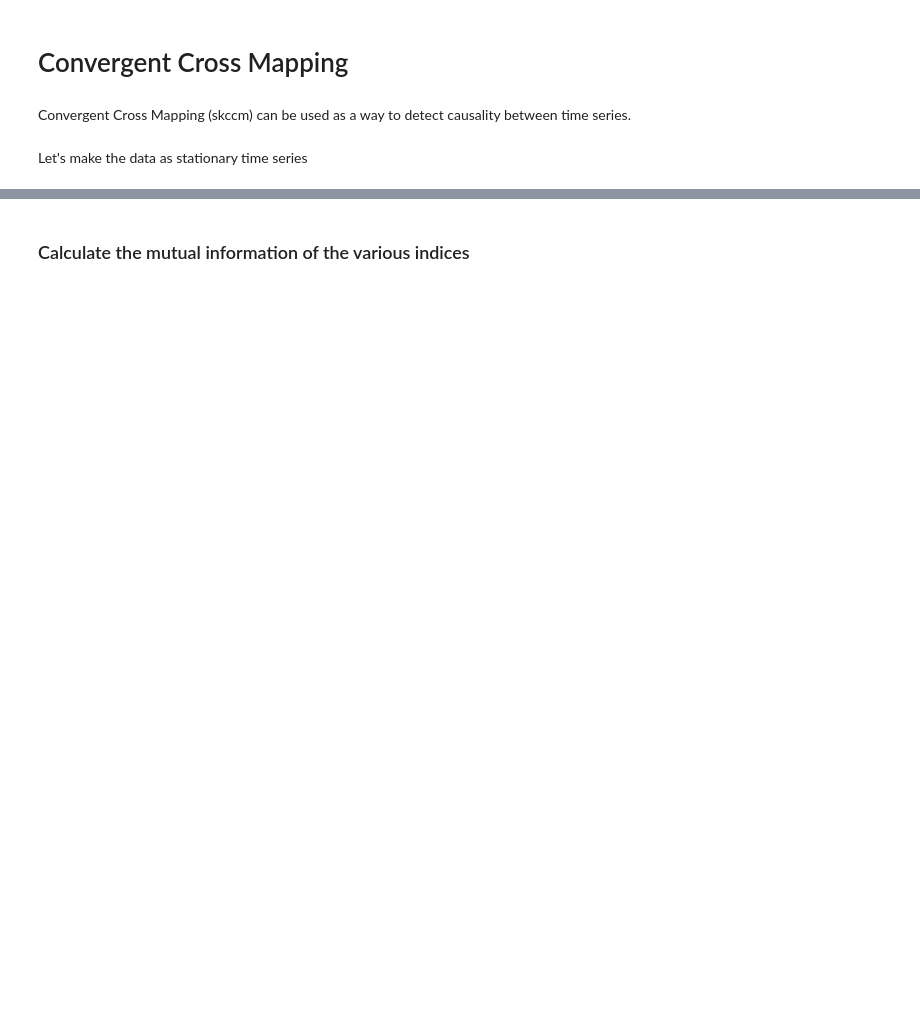
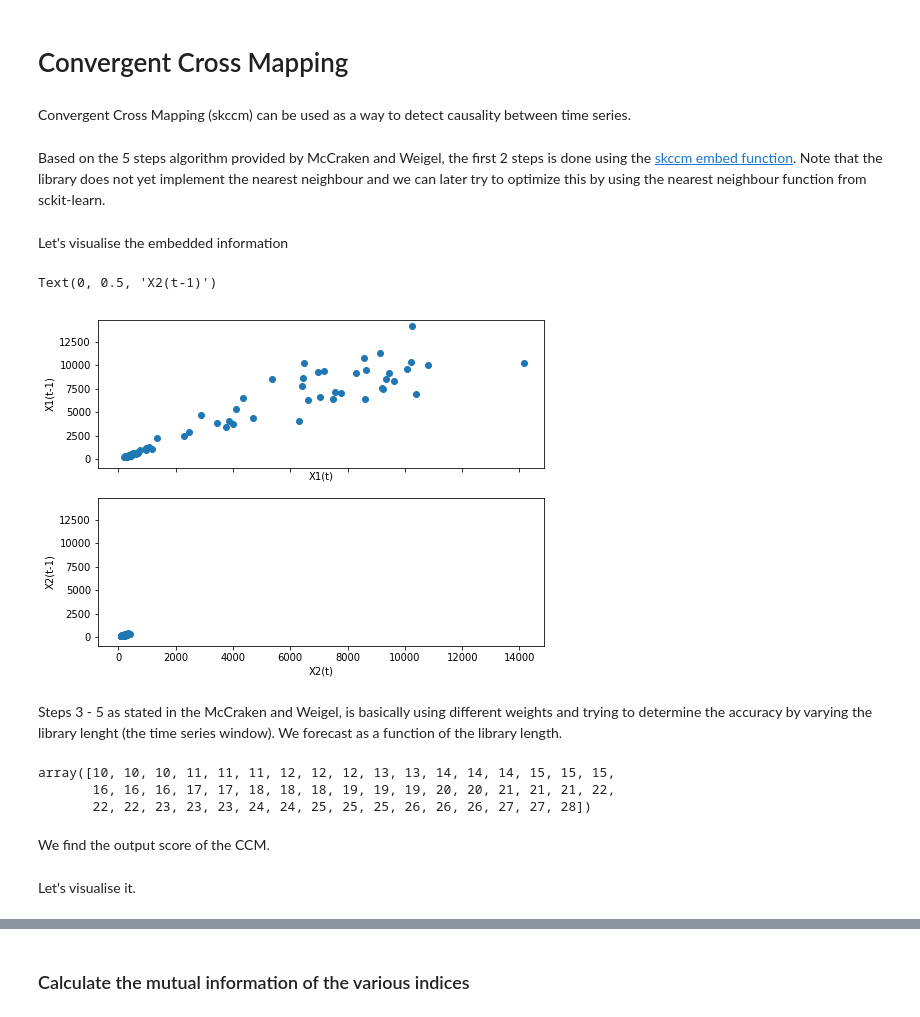
Before and after one commit to ikttan/btc-econ, a Jupyter notebook: xmapping.ipynb, the cells around one changed output, grey strips where cells are left out. Drawn from its saved outputs; the diff is of its cells as text; code cells hidden in the pictures; blank space fills up the shorter version.

```diff
--- a/xmapping.ipynb
+++ b/xmapping.ipynb
@@ -333,2 +213,24 @@ import seaborn as sns
-# %% [markdown]
-Let's make the data as stationary time series
+# %% [markdown]
+Based on the 5 steps algorithm provided by McCraken and Weigel, the first 2 steps is done using the [skccm embed function](https://skccm.readthedocs.io/en/latest/embed.html).  Note that the library does not yet implement the nearest neighbour and we can later try to optimize this by using the nearest neighbour function from sckit-learn.
+# %%
+lag = 1
+embed = 2
+e1 = ccm.Embed(gDf['BTC'])
+e2 = ccm.Embed(gDf['GlobalEPU'])
+X1 = e1.embed_vectors_1d(lag,embed)
+X2 = e2.embed_vectors_1d(lag,embed)
+# %% [markdown]
+Let's visualise the embedded information
+# %%
+fig,ax = plt.subplots(nrows=2,sharey=True,sharex=True,figsize=(8,6))
+ax[0].scatter(X1[:,0],X1[:,1])
+ax[1].scatter(X2[:,0],X2[:,1])
+ax[0].set_xlabel('X1(t)')
+ax[0].set_ylabel('X1(t-1)')
+ax[1].set_xlabel('X2(t)')
+ax[1].set_ylabel('X2(t-1)')
+# %% [output]
+Text(0, 0.5, 'X2(t-1)')
+[figure, added]
+# %% [markdown]
+Steps 3 - 5 as stated in the McCraken and Weigel, is basically using different weights and trying to determine the accuracy by varying the library lenght (the time series window).  We forecast as a function of the library length.
@@ -334,0 +241,8 @@ Let's make the data as stationary time series
+# %%
+len_tr = len(x1tr)
+lib_lens = np.linspace(10, len_tr/2, dtype='int')
+lib_lens
+# %% [output]
+array([10, 10, 10, 11, 11, 11, 12, 12, 12, 13, 13, 14, 14, 14, 15, 15, 15,
+       16, 16, 16, 17, 17, 18, 18, 18, 19, 19, 19, 20, 20, 21, 21, 21, 22,
+       22, 22, 23, 23, 23, 24, 24, 25, 25, 25, 26, 26, 26, 27, 27, 28])
@@ -334,0 +252,2 @@ Let's make the data as stationary time series
+# %% [markdown]
+We find the output score of the CCM.
@@ -334,0 +256,2 @@ Let's make the data as stationary time series
+# %% [markdown]
+Let's visualise it.
```
Also changed, not shown: parts of 57 cells of this notebook, 1 other file.
